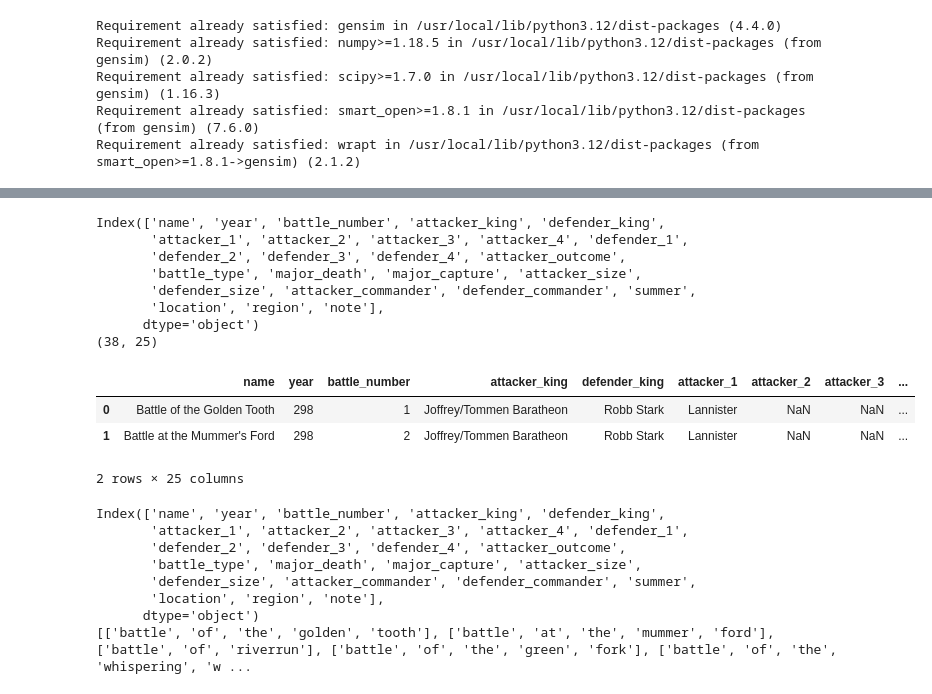
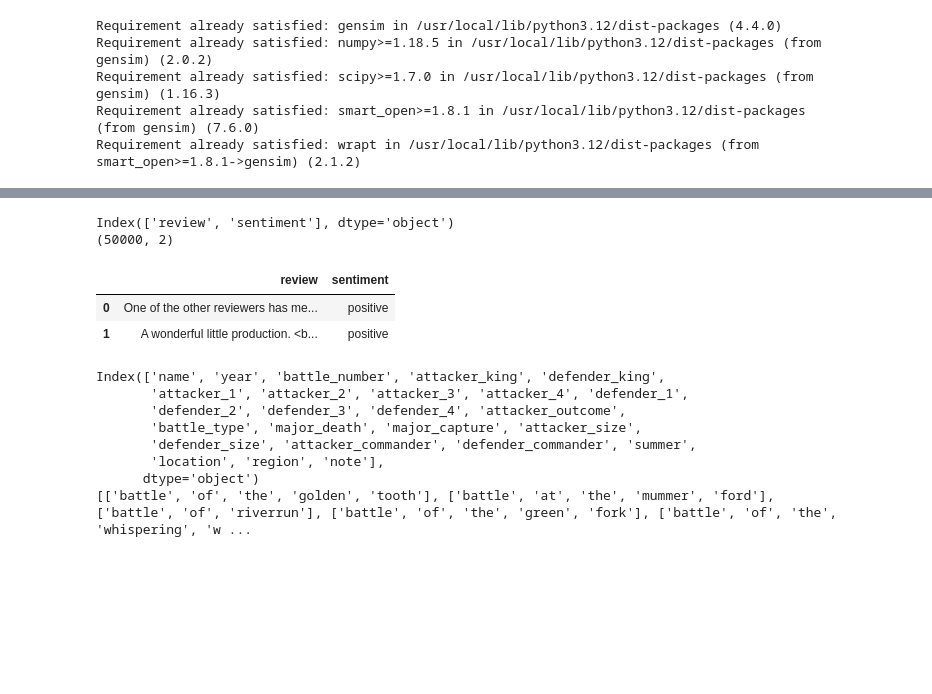
Before and after one commit to syedadilejazz/DBSCAN-Algorithm, a Jupyter notebook: Text_Representation_Word_Embeddings_1.ipynb, the cells around one changed output, grey strips where cells are left out. Drawn from its saved outputs; the diff is of its cells as text; code cells hidden in the pictures; blank space fills up the shorter version.

```diff
--- a/Text_Representation_Word_Embeddings_1.ipynb
+++ b/Text_Representation_Word_Embeddings_1.ipynb
@@ -301,22 +301,15 @@ nltk.download('punkt_tab')
 True
 # %%
-df=pd.read_csv(r"battles.csv")
+df=pd.read_csv(r"IMDB Dataset.csv")
 print(df.columns)
 print(df.shape)
 df.head(2)
 # %% [output]
-Index(['name', 'year', 'battle_number', 'attacker_king', 'defender_king',
-       'attacker_1', 'attacker_2', 'attacker_3', 'attacker_4', 'defender_1',
-       'defender_2', 'defender_3', 'defender_4', 'attacker_outcome',
-       'battle_type', 'major_death', 'major_capture', 'attacker_size',
-       'defender_size', 'attacker_commander', 'defender_commander', 'summer',
-       'location', 'region', 'note'],
-      dtype='object')
-(38, 25)
+Index(['review', 'sentiment'], dtype='object')
+(50000, 2)
-|  | name | year | battle_number | attacker_king | defender_king | attacker_1 | attacker_2 | attacker_3 | ... |
-| 0 | Battle of the Golden Tooth | 298 | 1 | Joffrey/Tommen Baratheon | Robb Stark | Lannister | NaN | NaN | ... |
-| 1 | Battle at the Mummer's Ford | 298 | 2 | Joffrey/Tommen Baratheon | Robb Stark | Lannister | NaN | NaN | ... |
+|  | review | sentiment |
+| 0 | One of the other reviewers has me... | positive |
+| 1 | A wonderful little production. <b... | positive |
-2 rows × 25 columns
 # %%
 import pandas as pd
 from nltk.tokenize import sent_tokenize
```
Also changed, not shown: parts of 6 cells of this notebook.
